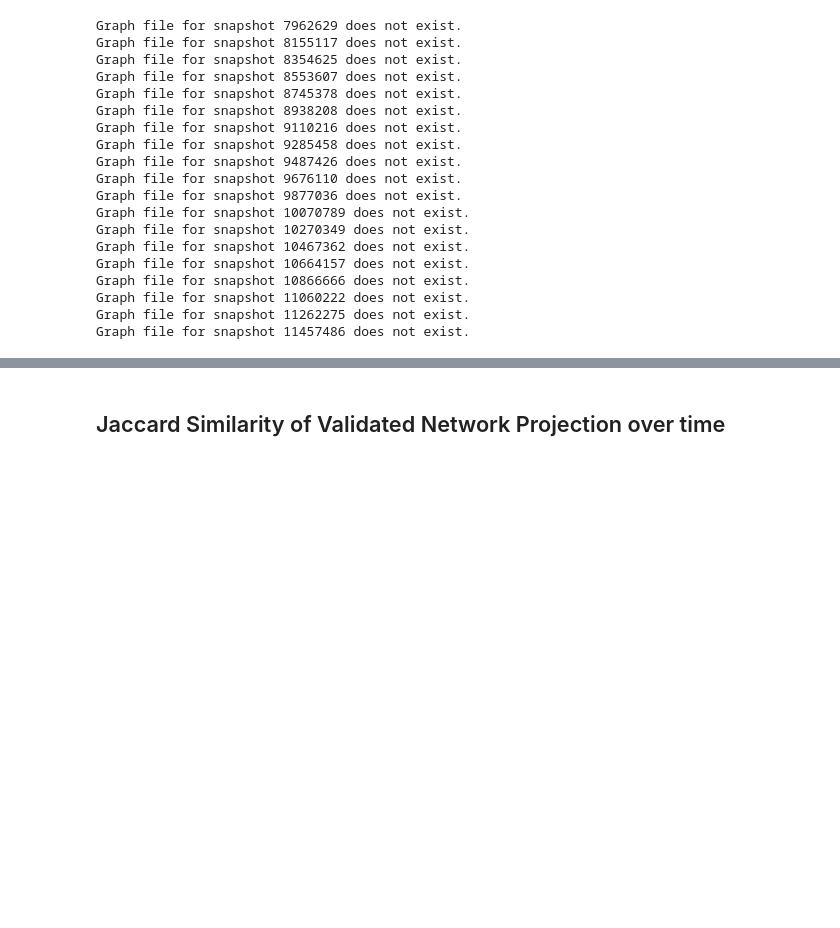
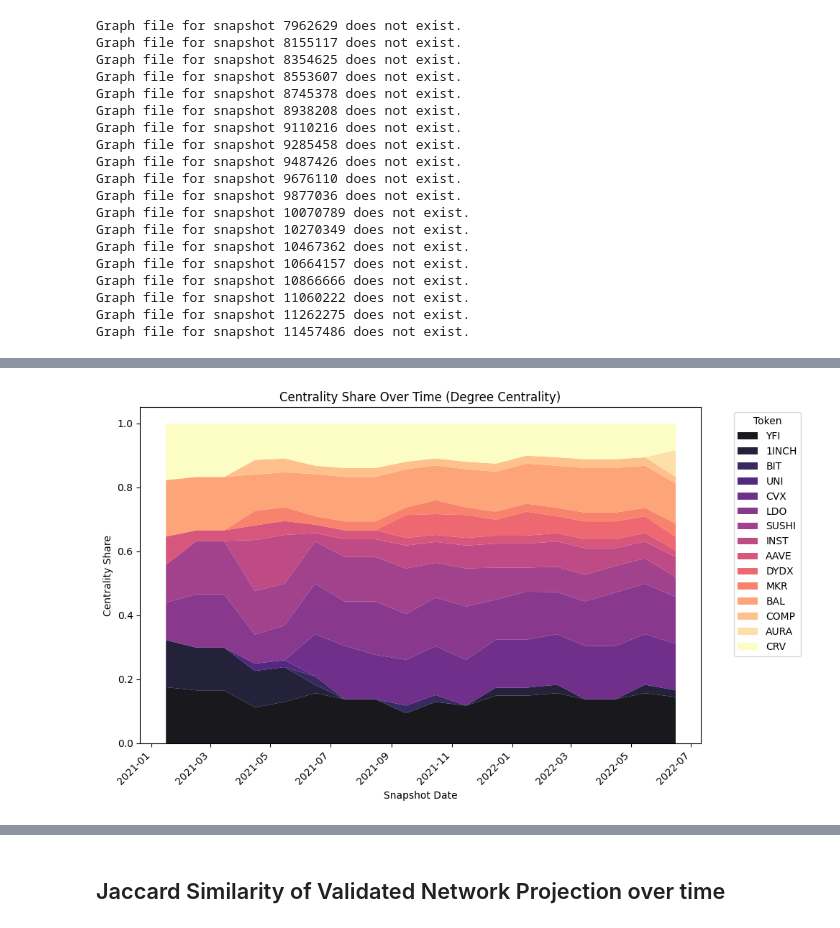
Before and after one commit to xm3van/research-project-erc20-governance, a Jupyter notebook: notebooks/token_network_projections.ipynb, the cells around one changed output, grey strips where cells are left out. Drawn from its saved outputs; the diff is of its cells as text; code cells hidden in the pictures; blank space fills up the shorter version.

```diff
--- a/notebooks/token_network_projections.ipynb
+++ b/notebooks/token_network_projections.ipynb
@@ -89,0 +200,24 @@ visualize_network_grid(graphs, dates, address_to_symbol, output_directory='../ou
+# %%
+df_stats = analyse_token_networks(
+    graphs_dict      = graphs,
+    block_to_date    = dates,     # or None
+    csv_out          = None,
+    top_k            = 20
+)
+# %%
+latex_str = (
+    df_stats.round(3)                                 # optional rounding
+      .to_latex(index=False,                    # drop row index
+                caption="Network snapshot metrics",
+                label="tab:network_metrics",
+                float_format="%.3f",            # uniform decimals
+                column_format="lrrrrrrrr",      # 1 left, 8 right-aligned cols
+                longtable=True,                 # split across pages if needed
+                escape=False,                   # keep underscores, math etc.
+                bold_rows=False,
+                multicolumn=True,  multicolumn_format="c",
+                )                  # `\toprule` / `\midrule`
+)
+
+with open("network_metrics.tex", "w") as f:
+    f.write(latex_str)
@@ -89,0 +381,9 @@ visualize_network_grid(graphs, dates, address_to_symbol, output_directory='../ou
+# %%
+plot_stacked_centrality_area(
+    node_centrality_df,
+    address_to_symbol=address_to_symbol,
+    metric="degree_centrality",
+    top_k=20        # or None for all
+)
+# %% [output]
+[figure, added]
```
Also changed, not shown: parts of 22 cells of this notebook, 3 other files.
